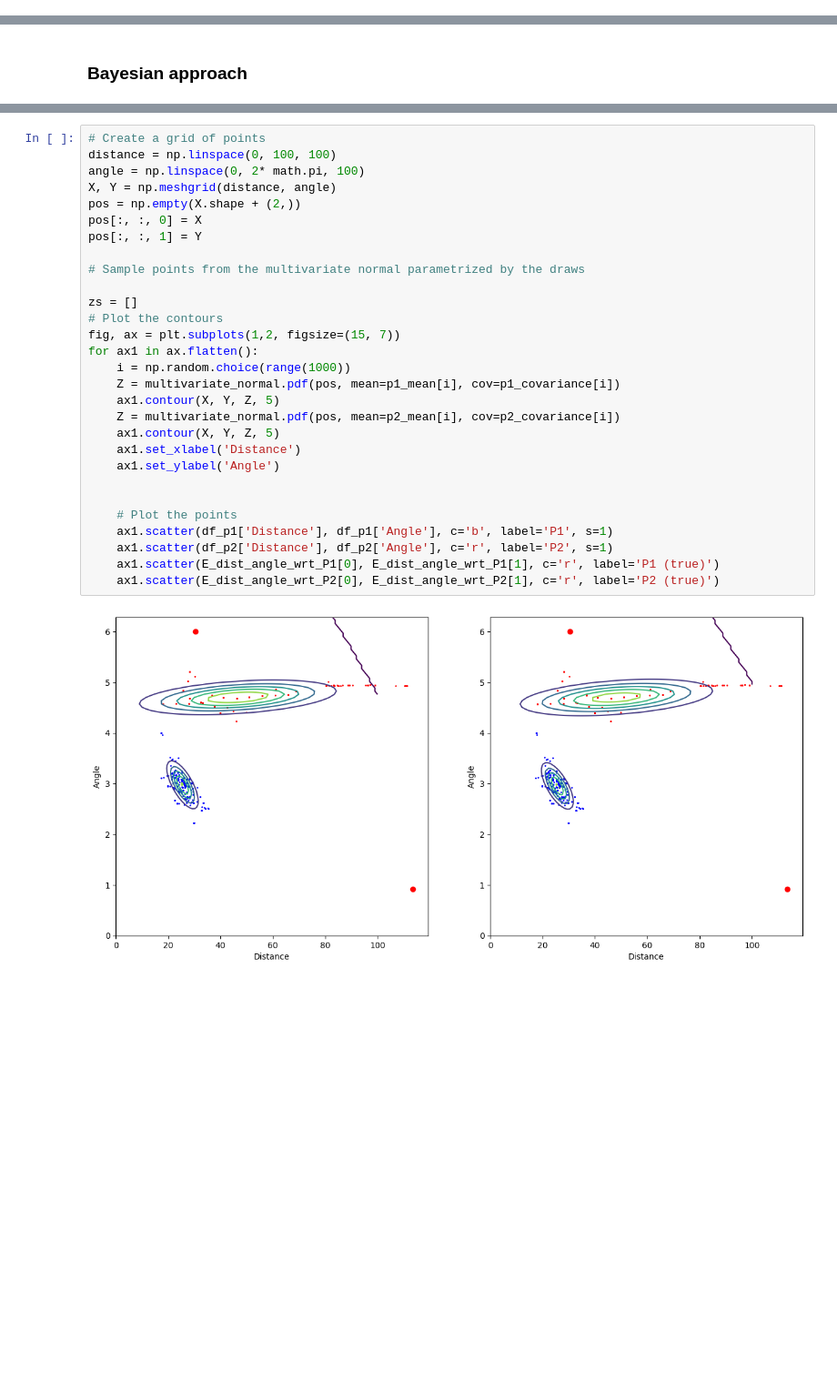
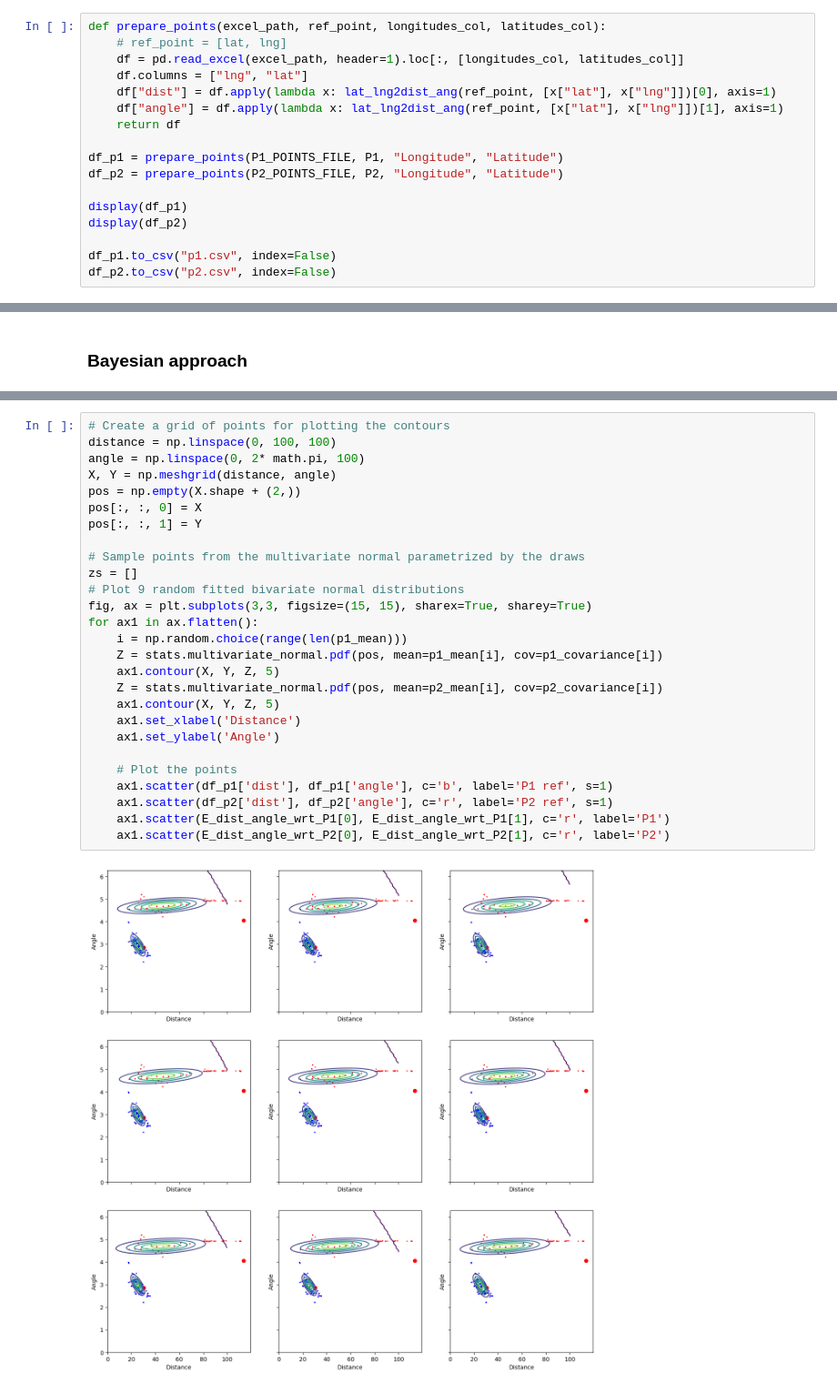
Before and after one commit to KlemenVovk/gps_evaluation, a Jupyter notebook: main.ipynb, the cells around one changed output, grey strips where cells are left out. Shown at 91% size. Drawn from its saved outputs; the diff is of its cells as text; blank space fills up the shorter version.

```diff
--- a/main.ipynb
+++ b/main.ipynb
@@ -79,0 +39,17 @@ E_dist_angle_wrt_P2 (113.5817863518005, 4.055162326777971)
+# %%
+def prepare_points(excel_path, ref_point, longitudes_col, latitudes_col):
+    # ref_point = [lat, lng]
+    df = pd.read_excel(excel_path, header=1).loc[:, [longitudes_col, latitudes_col]]
+    df.columns = ["lng", "lat"]
+    df["dist"] = df.apply(lambda x: lat_lng2dist_ang(ref_point, [x["lat"], x["lng"]])[0], axis=1)
+    df["angle"] = df.apply(lambda x: lat_lng2dist_ang(ref_point, [x["lat"], x["lng"]])[1], axis=1)
+    return df
+
+df_p1 = prepare_points(P1_POINTS_FILE, P1, "Longitude", "Latitude")
+df_p2 = prepare_points(P2_POINTS_FILE, P2, "Longitude", "Latitude")
+
+display(df_p1)
+display(df_p2)
+
+df_p1.to_csv("p1.csv", index=False)
+df_p2.to_csv("p2.csv", index=False)
@@ -123,33 +136,31 @@ p1_covariance = p1_draws_df[['sigma11', 'sigma12', 'sigma21', 'sigma22']].values
 p2_mean = p2_draws_df[['mu_dist', 'mu_angle']].values
 p2_covariance = p2_draws_df[['sigma11', 'sigma12', 'sigma21', 'sigma22']].values.reshape(-1, 2, 2)
 # %%
-# Create a grid of points
+# Create a grid of points for plotting the contours
 distance = np.linspace(0, 100, 100)
 angle = np.linspace(0, 2* math.pi, 100)
 X, Y = np.meshgrid(distance, angle)
 pos = np.empty(X.shape + (2,))
 pos[:, :, 0] = X
 pos[:, :, 1] = Y
 
 # Sample points from the multivariate normal parametrized by the draws
-
 zs = []
-# Plot the contours
-fig, ax = plt.subplots(1,2, figsize=(15, 7))
+# Plot 9 random fitted bivariate normal distributions
+fig, ax = plt.subplots(3,3, figsize=(15, 15), sharex=True, sharey=True)
 for ax1 in ax.flatten():
-    i = np.random.choice(range(1000))
-    Z = multivariate_normal.pdf(pos, mean=p1_mean[i], cov=p1_covariance[i])
+    i = np.random.choice(range(len(p1_mean)))
+    Z = stats.multivariate_normal.pdf(pos, mean=p1_mean[i], cov=p1_covariance[i])
     ax1.contour(X, Y, Z, 5)
-    Z = multivariate_normal.pdf(pos, mean=p2_mean[i], cov=p2_covariance[i])
+    Z = stats.multivariate_normal.pdf(pos, mean=p2_mean[i], cov=p2_covariance[i])
     ax1.contour(X, Y, Z, 5)
     ax1.set_xlabel('Distance')
     ax1.set_ylabel('Angle')
 
-
     # Plot the points
-    ax1.scatter(df_p1['Distance'], df_p1['Angle'], c='b', label='P1', s=1)
-    ax1.scatter(df_p2['Distance'], df_p2['Angle'], c='r', label='P2', s=1)
-    ax1.scatter(E_dist_angle_wrt_P1[0], E_dist_angle_wrt_P1[1], c='r', label='P1 (true)')
-    ax1.scatter(E_dist_angle_wrt_P2[0], E_dist_angle_wrt_P2[1], c='r', label='P2 (true)')
+    ax1.scatter(df_p1['dist'], df_p1['angle'], c='b', label='P1 ref', s=1)
+    ax1.scatter(df_p2['dist'], df_p2['angle'], c='r', label='P2 ref', s=1)
+    ax1.scatter(E_dist_angle_wrt_P1[0], E_dist_angle_wrt_P1[1], c='r', label='P1')
+    ax1.scatter(E_dist_angle_wrt_P2[0], E_dist_angle_wrt_P2[1], c='r', label='P2')
 # %% [output]
-[figure, old version]
+[figure, new version]
```
Also changed, not shown: parts of 13 cells of this notebook, 6 other files.
